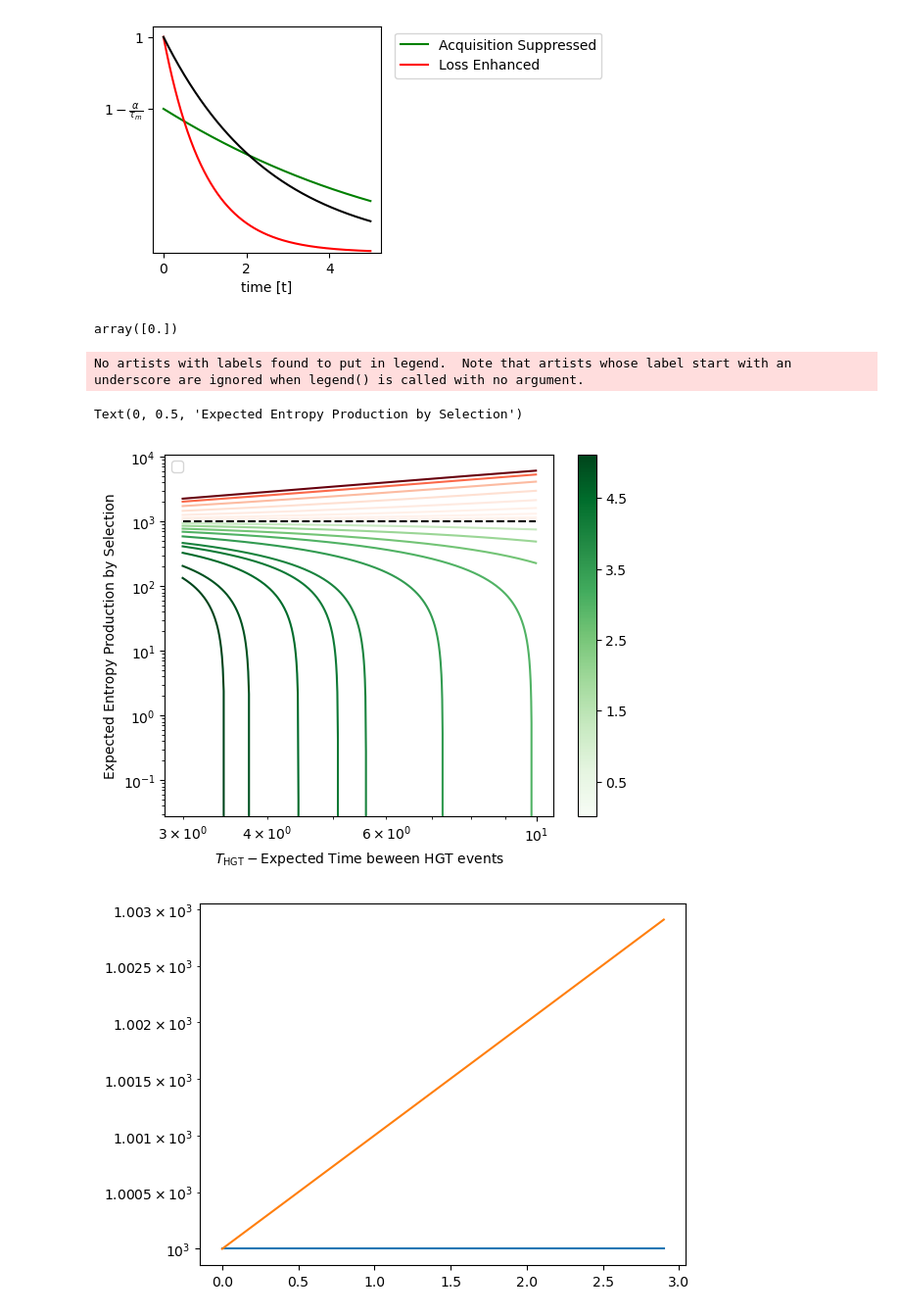
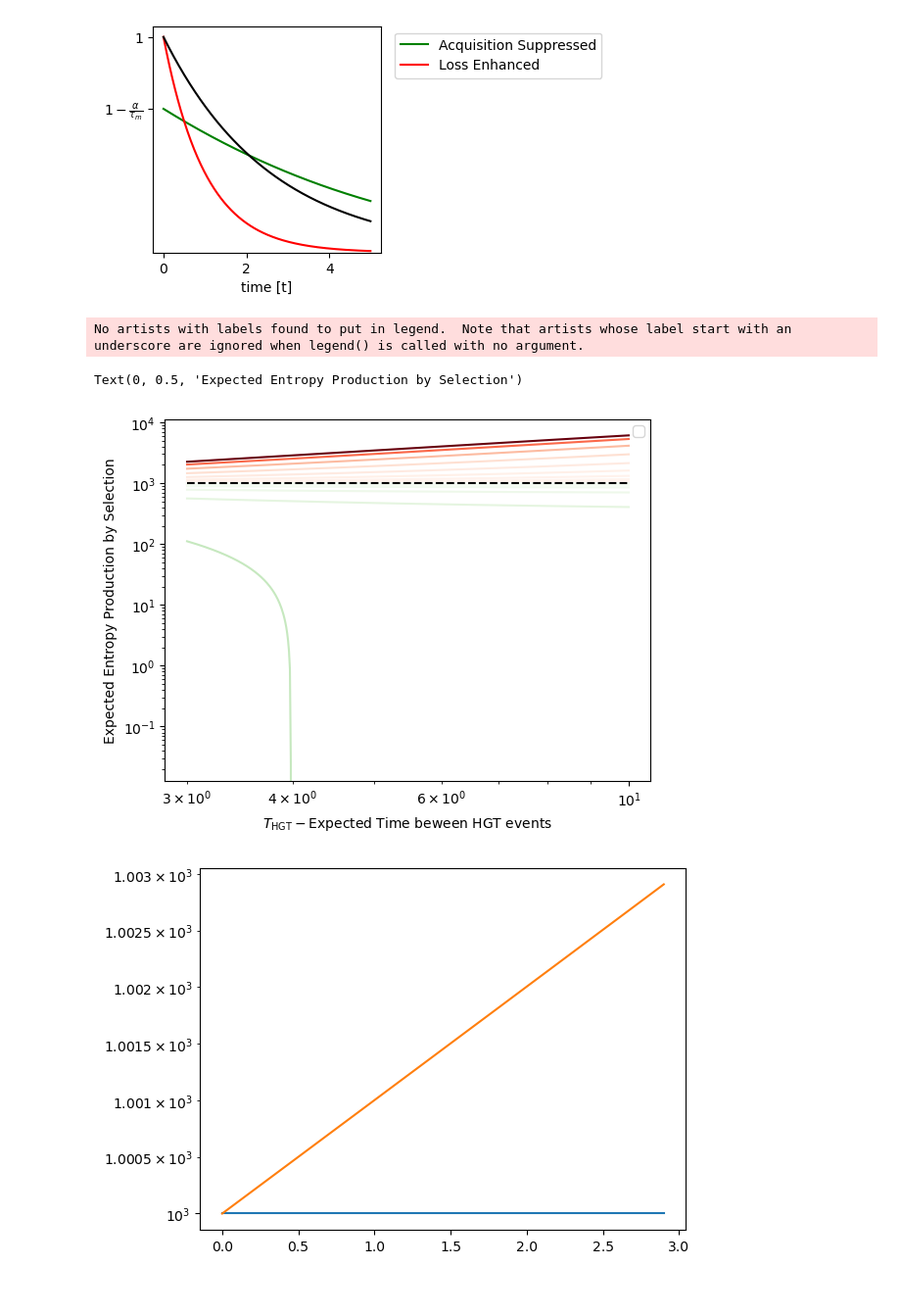
Before and after one commit to zhizhang1445/CRISPR_Sim, a Jupyter notebook: Unittest/HGTevents.ipynb, the cells around one changed output. Shown at 98% size. Drawn from its saved outputs; the diff is of its cells as text; code cells hidden in the pictures.

```diff
--- a/Unittest/HGTevents.ipynb
+++ b/Unittest/HGTevents.ipynb
@@ -265,47 +265,46 @@ c_minus = lambda a: M*NH - a*N - t_minus(a)*N
 # c_minus = 0
 
 avg_MNH = lambda a: a*(tm/t_HGT)*N*(1-np.exp(-t_HGT/tm))+M*NH
-plus_MNH = lambda a: t_plus(a)*N + (t_plus(a)/(t_plus(a) - tm))*N*a + c_plus(a)*t_plus(a)*(1-np.exp(-t_HGT/t_minus(a)))
+plus_MNH = lambda a: t_plus(a)*N + (t_plus(a)/(t_plus(a) - tm))*N*a + c_plus(a)*t_plus(a)*(1-(1/t_HGT)*np.exp(-t_HGT/t_plus(a)))
 minus_MNH = lambda a: t_minus(a)*N + t_minus(a)*c_minus(a)*(1-np.exp(-t_HGT/t_minus(a)))
 
 init_MNH = np.ones_like(t_HGT)*M*NH
-# %%
-minus_a_list
-# %% [output]
-array([0.])
 # %%
 # plt.plot(1/t_HGT, minus_curve_MNH, color = "red")
 
 fig, ax = plt.subplots()
+# minus_a_list = [0.01, 0.02, 0.04, 0.08, 0.16, 0.32, 0.64, 1.28, 2.56]
 minus_a_list = [0.01, 0.02, 0.04, 0.08, 0.16, 0.32, 0.64, 1.28, 2.56]
 cmap = plt.get_cmap("Reds")
 for a in minus_a_list:
     color = cmap(a/minus_a_list[-1])
     ax.plot(t_HGT, minus_MNH(a), color = color)
 
 
-minus_a_list = [0.01, 1.28, 2, 2.56, 3, 3.5, 4, 4.2, 4.5, 4.9, 5.12]
+# minus_a_list = [0.01, 1.28, 2, 2.56, 3, 3.5, 4, 4.2, 4.5, 4.9, 5.12]
+# minus_a_list = [0.0001, 0.01, 0.01, 1.5, 2, 3, 4, 5.12]
+plus_a_list = [0.01, 0.02, 0.04, 0.08, 0.16, 0.32, 0.64, 1.28, 2]
 cmap = plt.get_cmap("Greens")
-for a in minus_a_list:
-    color = cmap(a/minus_a_list[-1])
+for a in plus_a_list:
+    color = cmap(a/plus_a_list[-1])
     ax.plot(t_HGT, plus_MNH(a), color = color)
 
 ax.plot(t_HGT, init_MNH, color = "black", linestyle = "dashed")
 ax.set_yscale("log")
 ax.set_xscale("log")
 ax.legend()
 mappable = plt.cm.ScalarMappable(cmap=cmap)
 mappable.set_array(minus_a_list)
-cbar = plt.colorbar(mappable, ax=ax, ticks=np.arange(16) + 0.5)
+# cbar = plt.colorbar(mappable, ax=ax, ticks=np.arange(16) + 0.5)
 plt.xlabel(r"$T_{\text{HGT}} -$" + "Expected Time beween HGT events")
 plt.ylabel("Expected Entropy Production by Selection")
 # cbar.set_label(r'$\alpha -$'+ "HGT acquisition strength")
 # Show plot
 # plt.show()
 # %% [output]
 No artists with labels found to put in legend.  Note that artists whose label start with an underscore are ignored when legend() is called with no argument.
 Text(0, 0.5, 'Expected Entropy Production by Selection')
-[figure, old version]
+[figure, new version]
 # %%
 a = np.arange(0, 3, 0.1)
 M = 10
```
Also changed, not shown: 8 other files.
